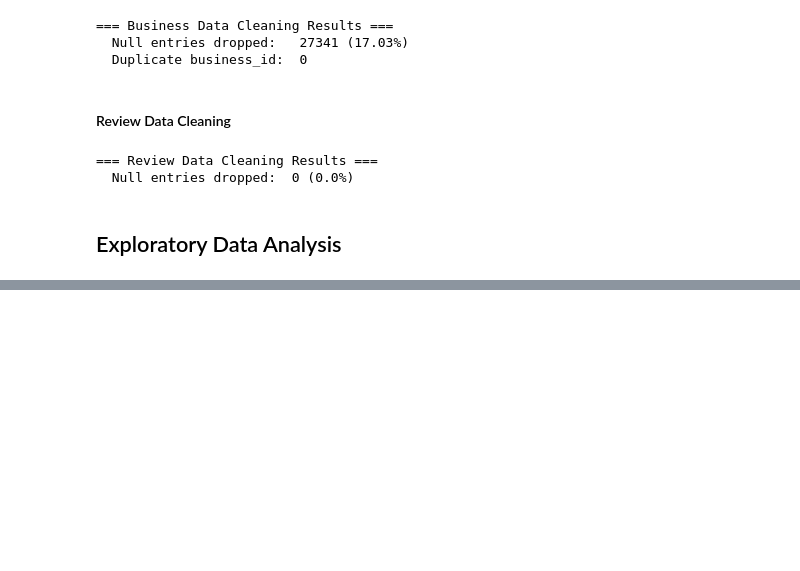
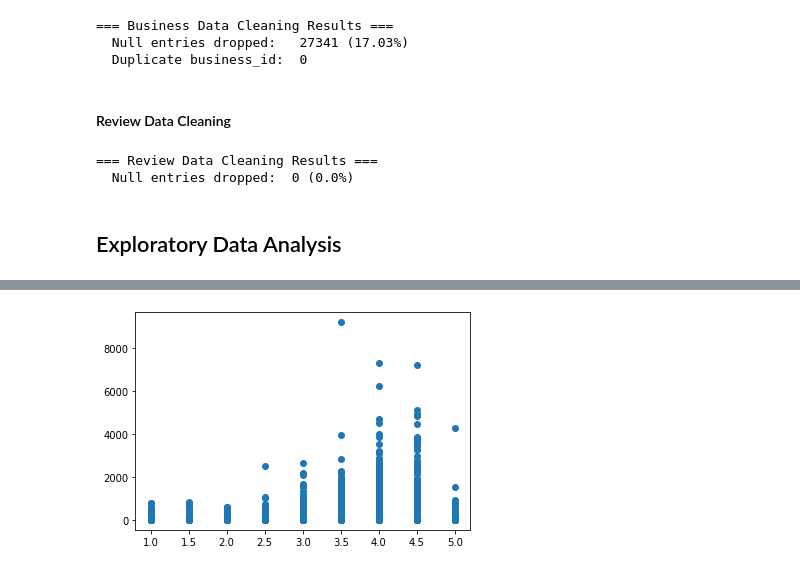
Before and after one commit to spencerfitch/yelp-datascience, a Jupyter notebook: project.ipynb, the cells around one changed output, grey strips where cells are left out. Drawn from its saved outputs; the diff is of its cells as text; code cells hidden in the pictures; blank space fills up the shorter version.

```diff
--- a/project.ipynb
+++ b/project.ipynb
@@ -164,0 +183,5 @@ df = clean_review(df)
+# %%
+plt.scatter(df.stars, df.review_count)
+plt.show()
+# %% [output]
+[figure, added]
```
Also changed, not shown: parts of 6 cells of this notebook.
